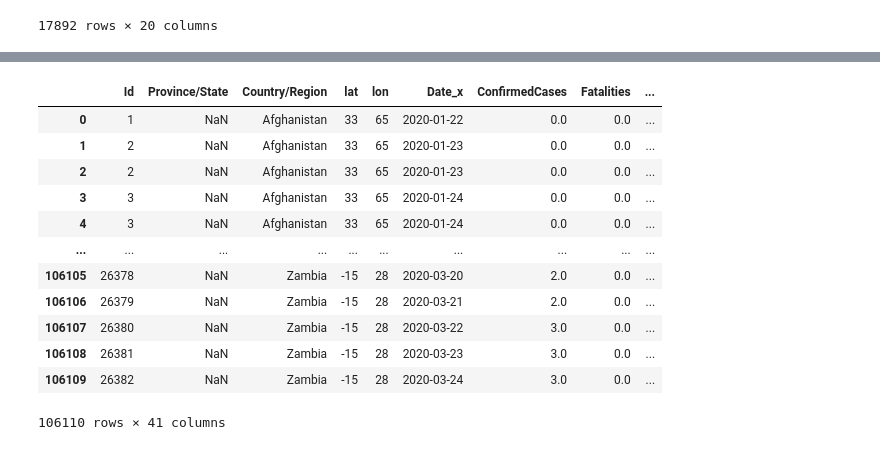
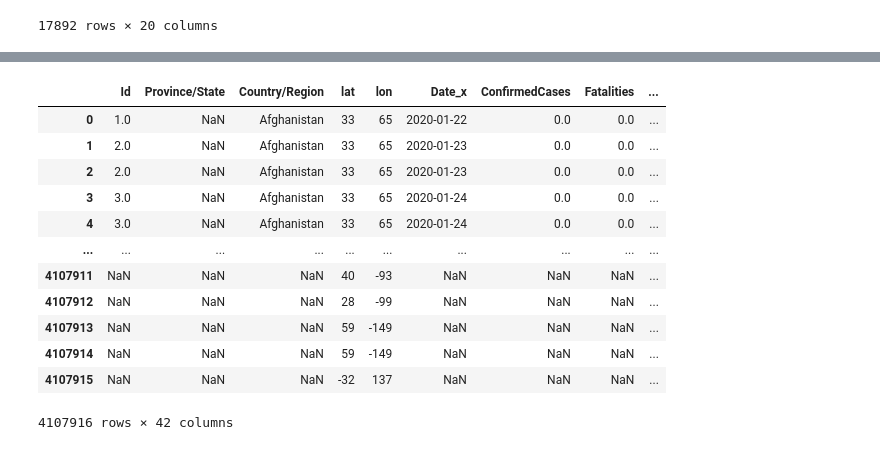
Before and after one commit to lucasbotellaroca/Covid-19_Reproduction_Rate_Estimator, a Jupyter notebook: weather_data.ipynb, the cells around one changed output, grey strips where cells are left out. Saved outputs shown, nothing was run; the diff lists cells and outputs as text; code cells hidden in the pictures.

```diff
--- a/weather_data.ipynb
+++ b/weather_data.ipynb
@@ -156,28 +163,28 @@ weather_df
 # %%
 weather_df= weather_df.dropna(subset = ['lat', 'lon'])
 weather_df = weather_df.reset_index(drop=True)
 train= train.dropna(subset = ['lat', 'lon'])
 train = train.reset_index(drop=True)
 weather_df.lon= weather_df.lon.astype(int)
 weather_df.lat= weather_df.lat.astype(int)
 train.lon= train.lon.astype(int)
 train.lat= train.lat.astype(int)
 
-CovidWeather=train.merge(weather_df, on=['lat', 'lon', 'day_from_jan_first'], how='left')
+CovidWeather=train.merge(weather_df, on=['lat', 'lon', 'day_from_jan_first'], how='outer', indicator=True)
 CovidWeather['temp_x'] = (CovidWeather['temp_x'] - 32) / 1.8
 CovidWeather['dewp_x'] = (CovidWeather['temp_x'] - 32) / 1.8
 CovidWeather
 # %% [output]
 |  | Id | Province/State | Country/Region | lat | lon | Date_x | ConfirmedCases | Fatalities | ... |
-| 0 | 1 | NaN | Afghanistan | 33 | 65 | 2020-01-22 | 0.0 | 0.0 | ... |
-| 1 | 2 | NaN | Afghanistan | 33 | 65 | 2020-01-23 | 0.0 | 0.0 | ... |
-| 2 | 2 | NaN | Afghanistan | 33 | 65 | 2020-01-23 | 0.0 | 0.0 | ... |
-| 3 | 3 | NaN | Afghanistan | 33 | 65 | 2020-01-24 | 0.0 | 0.0 | ... |
-| 4 | 3 | NaN | Afghanistan | 33 | 65 | 2020-01-24 | 0.0 | 0.0 | ... |
+| 0 | 1.0 | NaN | Afghanistan | 33 | 65 | 2020-01-22 | 0.0 | 0.0 | ... |
+| 1 | 2.0 | NaN | Afghanistan | 33 | 65 | 2020-01-23 | 0.0 | 0.0 | ... |
+| 2 | 2.0 | NaN | Afghanistan | 33 | 65 | 2020-01-23 | 0.0 | 0.0 | ... |
+| 3 | 3.0 | NaN | Afghanistan | 33 | 65 | 2020-01-24 | 0.0 | 0.0 | ... |
+| 4 | 3.0 | NaN | Afghanistan | 33 | 65 | 2020-01-24 | 0.0 | 0.0 | ... |
 | ... | ... | ... | ... | ... | ... | ... | ... | ... | ... |
-| 106105 | 26378 | NaN | Zambia | -15 | 28 | 2020-03-20 | 2.0 | 0.0 | ... |
-| 106106 | 26379 | NaN | Zambia | -15 | 28 | 2020-03-21 | 2.0 | 0.0 | ... |
-| 106107 | 26380 | NaN | Zambia | -15 | 28 | 2020-03-22 | 3.0 | 0.0 | ... |
-| 106108 | 26381 | NaN | Zambia | -15 | 28 | 2020-03-23 | 3.0 | 0.0 | ... |
-| 106109 | 26382 | NaN | Zambia | -15 | 28 | 2020-03-24 | 3.0 | 0.0 | ... |
+| 4107911 | NaN | NaN | NaN | 40 | -93 | NaN | NaN | NaN | ... |
+| 4107912 | NaN | NaN | NaN | 28 | -99 | NaN | NaN | NaN | ... |
+| 4107913 | NaN | NaN | NaN | 59 | -149 | NaN | NaN | NaN | ... |
+| 4107914 | NaN | NaN | NaN | 59 | -149 | NaN | NaN | NaN | ... |
+| 4107915 | NaN | NaN | NaN | -32 | 137 | NaN | NaN | NaN | ... |
-106110 rows × 41 columns
+4107916 rows × 42 columns
```
Also changed, not shown: parts of 10 cells of this notebook.
